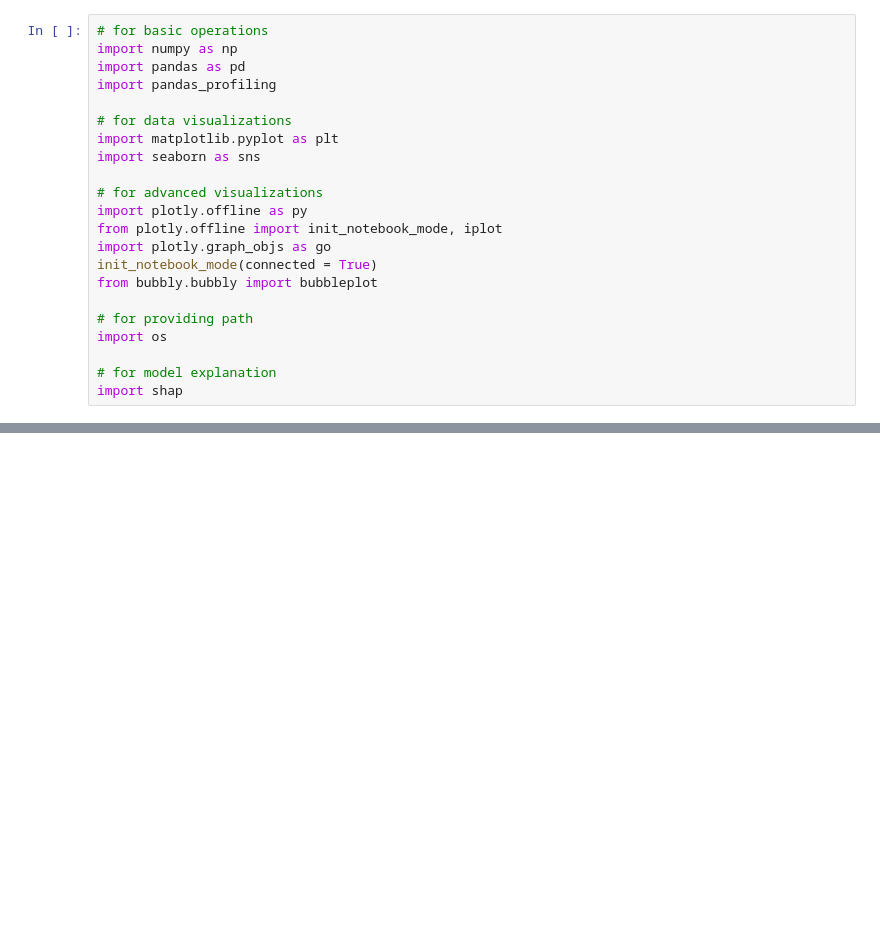
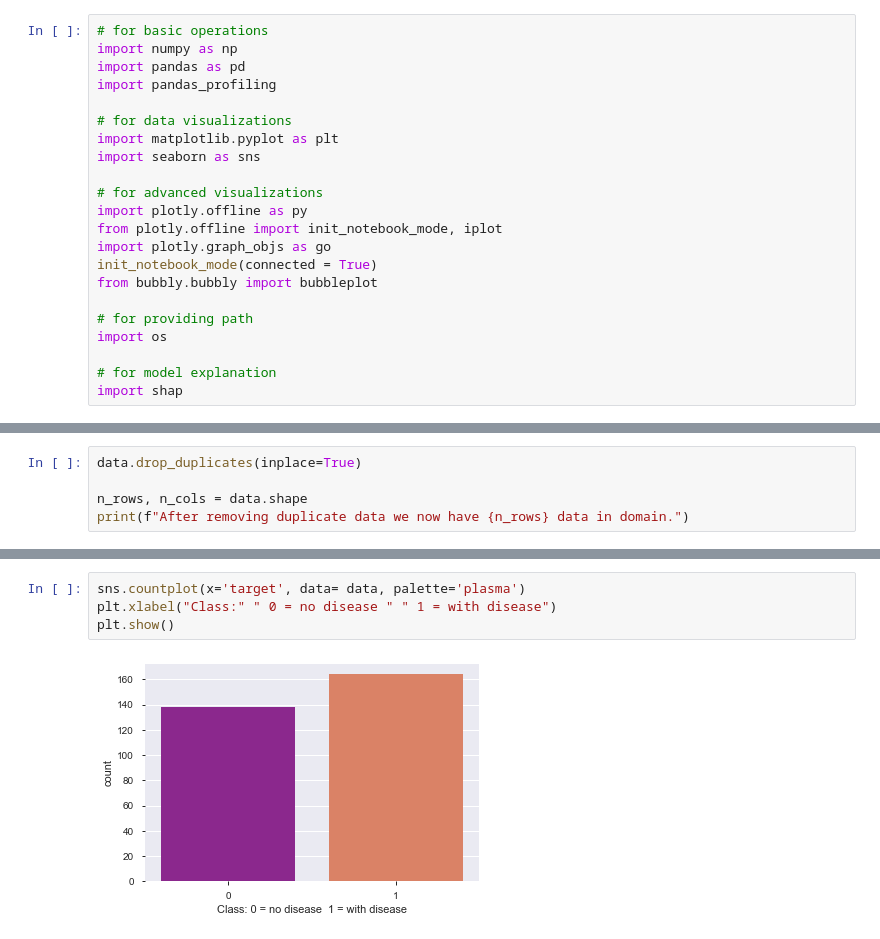
Before and after one commit to jahidkhandaker/HeartDiseasePrediction, a Jupyter notebook: RezowanaAkter/Heart_Disease_Prediction.ipynb, the cells around one changed output, grey strips where cells are left out. Saved outputs shown, nothing was run; the diff lists cells and outputs as text; blank space fills up the shorter version.

```diff
--- a/RezowanaAkter/Heart_Disease_Prediction.ipynb
+++ b/RezowanaAkter/Heart_Disease_Prediction.ipynb
@@ -55,0 +99,5 @@ data.describe()
+# %%
+data.drop_duplicates(inplace=True)
+
+n_rows, n_cols = data.shape
+print(f"After removing duplicate data we now have {n_rows} data in domain.")
@@ -55,0 +124,6 @@ data.describe()
+# %%
+sns.countplot(x='target', data= data, palette='plasma')
+plt.xlabel("Class:" " 0 = no disease " " 1 = with disease")
+plt.show()
+# %% [output]
+[figure, added]
```
Also changed, not shown: parts of 18 cells of this notebook.
